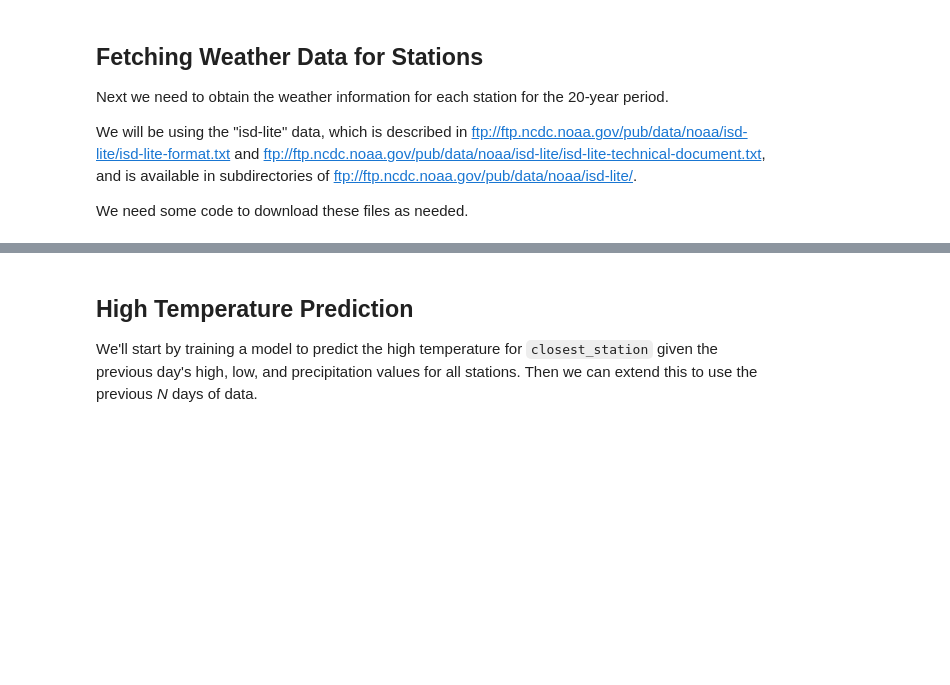
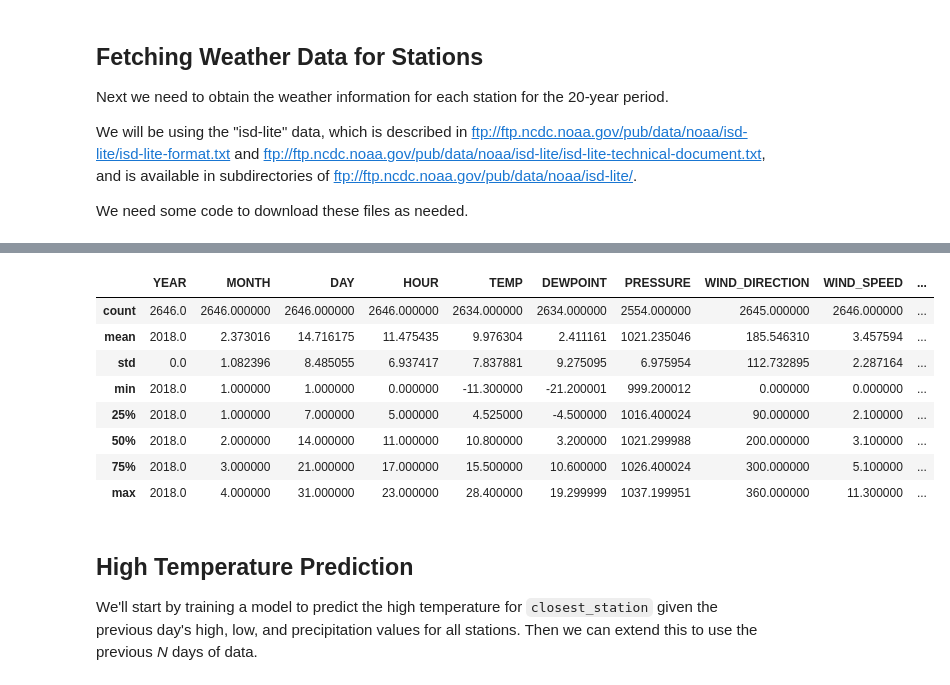
Before and after one commit to kristopherjohnson/weatherprediction, a Jupyter notebook: WeatherPrediction.ipynb, the cells around one changed output, grey strips where cells are left out. Drawn from its saved outputs; the diff is of its cells as text; code cells hidden in the pictures; blank space fills up the shorter version.

```diff
--- a/WeatherPrediction.ipynb
+++ b/WeatherPrediction.ipynb
@@ -293,0 +340,3 @@ Length: 486, dtype: object
+# %%
+df_last = read_station_data(closest_station_paths[-1])
+df_last.tail()
@@ -294,3 +350,15 @@ Length: 486, dtype: object
+# %%
+df_last.describe()
+# %% [output]
+|  | YEAR | MONTH | DAY | HOUR | TEMP | DEWPOINT | PRESSURE | WIND_DIRECTION | WIND_SPEED | ... |
+| count | 2646.0 | 2646.000000 | 2646.000000 | 2646.000000 | 2634.000000 | 2634.000000 | 2554.000000 | 2645.000000 | 2646.000000 | ... |
+| mean | 2018.0 | 2.373016 | 14.716175 | 11.475435 | 9.976304 | 2.411161 | 1021.235046 | 185.546310 | 3.457594 | ... |
+| std | 0.0 | 1.082396 | 8.485055 | 6.937417 | 7.837881 | 9.275095 | 6.975954 | 112.732895 | 2.287164 | ... |
+| min | 2018.0 | 1.000000 | 1.000000 | 0.000000 | -11.300000 | -21.200001 | 999.200012 | 0.000000 | 0.000000 | ... |
+| 25% | 2018.0 | 1.000000 | 7.000000 | 5.000000 | 4.525000 | -4.500000 | 1016.400024 | 90.000000 | 2.100000 | ... |
+| 50% | 2018.0 | 2.000000 | 14.000000 | 11.000000 | 10.800000 | 3.200000 | 1021.299988 | 200.000000 | 3.100000 | ... |
+| 75% | 2018.0 | 3.000000 | 21.000000 | 17.000000 | 15.500000 | 10.600000 | 1026.400024 | 300.000000 | 5.100000 | ... |
+| max | 2018.0 | 4.000000 | 31.000000 | 23.000000 | 28.400000 | 19.299999 | 1037.199951 | 360.000000 | 11.300000 | ... |
 # %% [markdown]
 ## High Temperature Prediction
 
```
Also changed, not shown: parts of 17 cells of this notebook.
